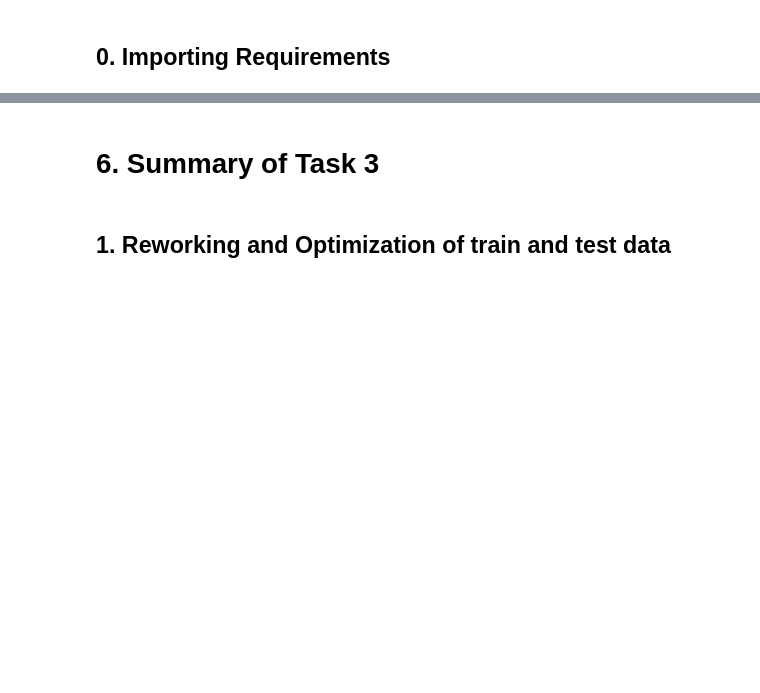
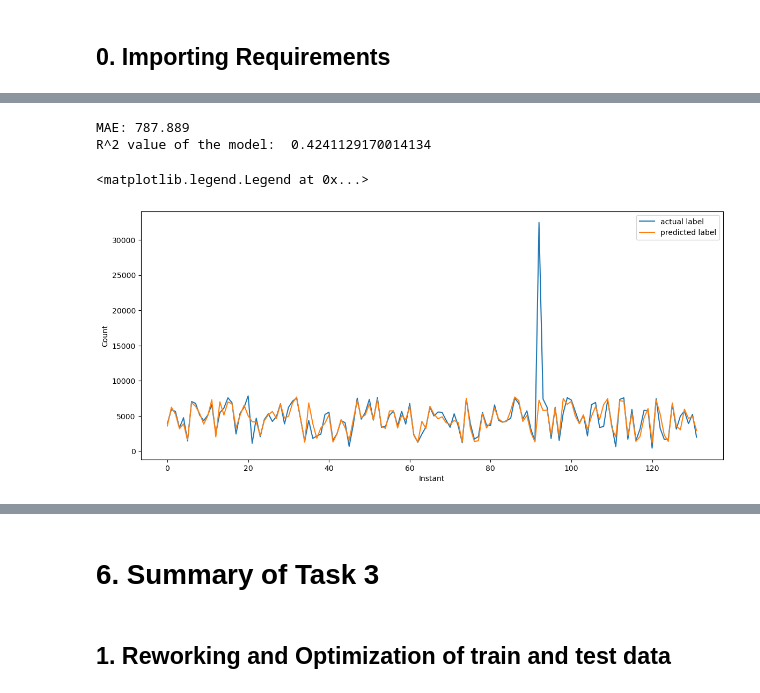
Before and after one commit to PatrykGadziomski/Bike-Rental-Prediction, a Jupyter notebook: Task 3/group2_task3_notepad.ipynb, the cells around one changed output, grey strips where cells are left out. Saved outputs shown, nothing was run; the diff lists cells and outputs as text; code cells hidden in the pictures; blank space fills up the shorter version.

```diff
--- a/Task 3/group2_task3_notepad.ipynb
+++ b/Task 3/group2_task3_notepad.ipynb
@@ -41,0 +331,5 @@ Since we changed our dataset, we also tested our Models again to compare if the
+# %%
+droplist_knn = ['leaflets', 'price reduction', 'yr', 'mnth', 'holiday', 'weekday', 'weathersit', 'workingday']
+train_features_knn = train_features.drop(droplist_knn, axis=1)
+test_features_knn = test_features.drop(droplist_knn, axis=1)
+train_features_knn.head()
@@ -41,0 +343,37 @@ Since we changed our dataset, we also tested our Models again to compare if the
+# %%
+knn_model = KNeighborsRegressor(n_neighbors=3, # best value
+                                weights='uniform', # default
+                                algorithm='auto', # default
+                                leaf_size=30, # default
+                                p=10, # best value
+                                metric='minkowski', # default
+                                metric_params=None, # default,
+                                n_jobs=None # default
+                                )
+
+knn_model.fit(train_features_knn, train_labels)
+
+knn_prediction = knn_model.predict(test_features_knn)
+# %%
+# Evaluate model
+
+#Return Mean Absolute Error -> Loss: The beste Value is 0.0
+mae = mean_absolute_error(test_labels, knn_prediction)
+print('MAE: %.3f' % mae)
+
+#Return the coefficient of determination R^2 of the prediction -> Score: best possible value is 1.0
+print("R^2 value of the model: ",knn_model.score(test_features_knn, test_labels))
+# %% [output]
+MAE: 787.889
+R^2 value of the model:  0.4241129170014134
+# %%
+# Visualize the output
+plt.figure(figsize=(14,6))
+plt.plot(test_labels, label='actual label')
+plt.plot(knn_prediction, label='predicted label')
+plt.xlabel('Instant')
+plt.ylabel('Count')
+plt.legend()
+# %% [output]
+<matplotlib.legend.Legend at 0x...>
+[figure, added]
```
Also changed, not shown: parts of 44 cells of this notebook.
